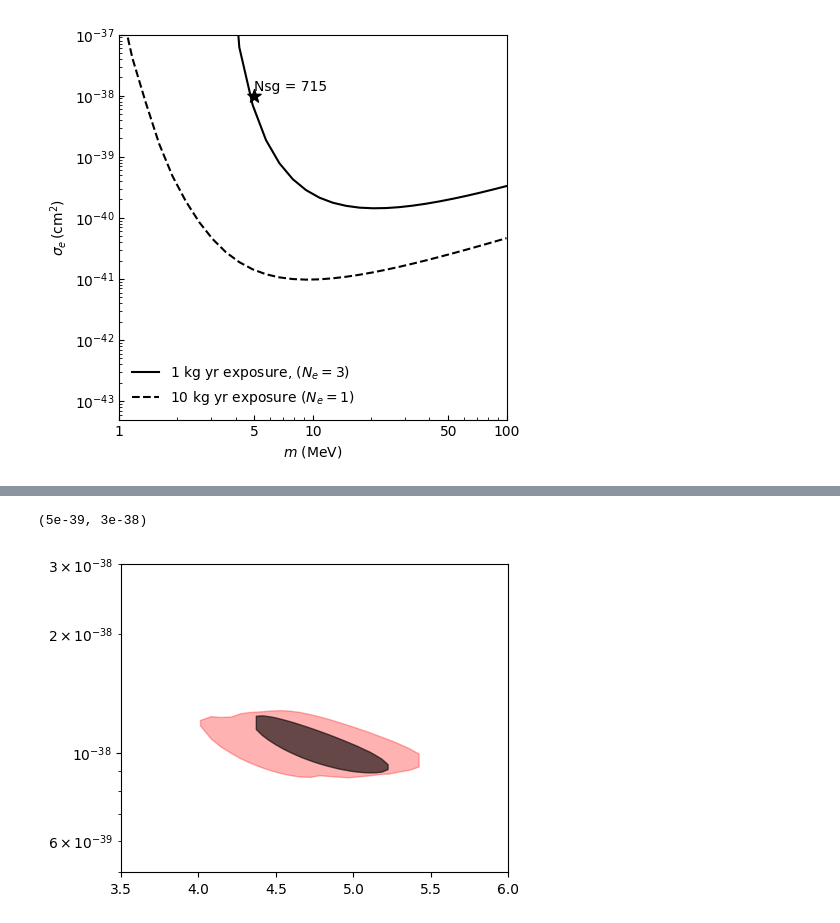
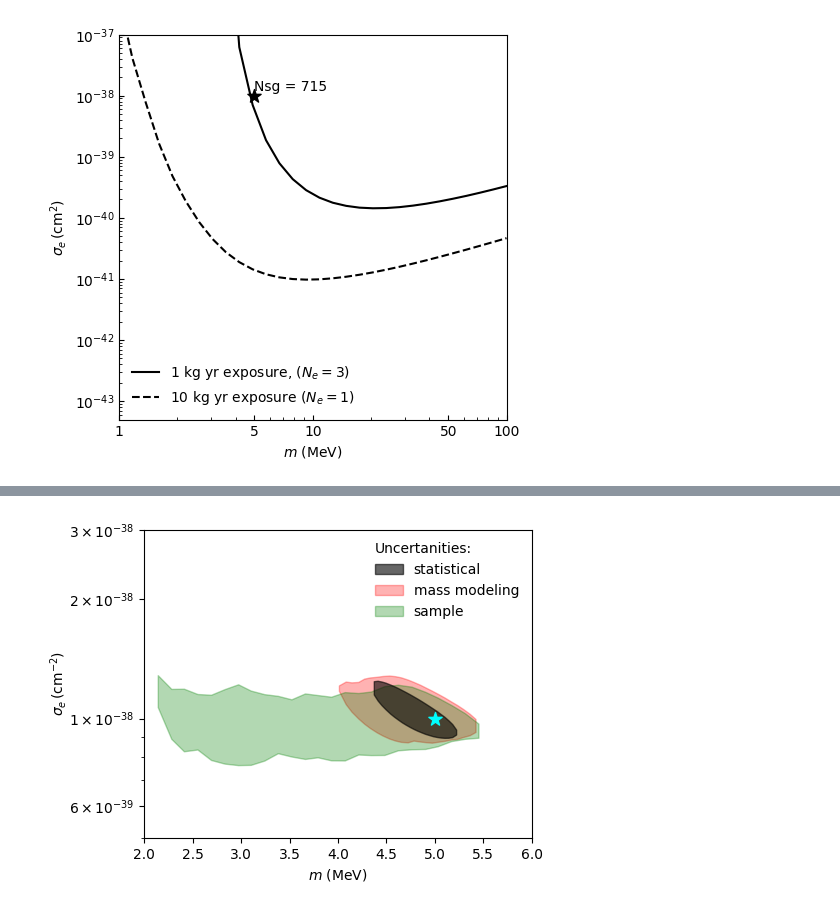
Before and after one commit to Manush19/MWlocalDM, a Jupyter notebook: Notebooks/DMdirectdetection/Er_ProfileLikelihood.ipynb, the cells around one changed output, grey strips where cells are left out. Drawn from its saved outputs; the diff is of its cells as text; code cells hidden in the pictures.

```diff
--- a/Notebooks/DMdirectdetection/Er_ProfileLikelihood.ipynb
+++ b/Notebooks/DMdirectdetection/Er_ProfileLikelihood.ipynb
@@ -73,12 +66,18 @@ KeyboardInterrupt:
 # %%
 fig, ax = plt.subplots(figsize=(5,4))
-ax.fill_between(*statlim, color='k', alpha=0.6, zorder=2)
-ax.fill_between(*mmlim, color='r', alpha=0.3, zorder=1)
-# ax.fill_between(*samplim, color='g', alpha=0.3, zorder=1)
+ax.fill_between(*statlim, color='k', alpha=0.6, zorder=2, label='statistical')
+ax.fill_between(*mmlim, color='r', alpha=0.3, zorder=1, label='mass modeling')
+ax.fill_between(*samplim, color='g', alpha=0.3, zorder=1, label='sample')
+ax.legend(frameon=False, title='Uncertanities:', alignment='left', loc='upper right')
 
+ax.scatter(5., 1e-38, c='cyan', s=100, marker='*', zorder=3)
 ax.set_yscale('log')
-ax.set_xlim(3.5,6.0)
+ax.set_xlim(2,6.0)
 ax.set_ylim(5e-39, 3e-38)
+ax.set_yticks([6e-39, 1e-38, 2e-38, 3e-38], [r'$6 \times 10^{-39}$', r'$1 \times 10^{-38}$', r'$2 \times 10^{-38}$', r'$3 \times 10^{-38}$'])
+ax.set_xlabel('$m$ (MeV)')
+ax.set_ylabel('$\sigma_e\, \mathrm{(cm^{-2})}$', labelpad=0)
+
+plt.savefig('../../Output/figures/recoil/El_uncertanities.png', dpi=300, bbox_inches='tight')
 # %% [output]
-(5e-39, 3e-38)
-[figure, old version]
+[figure, new version]
```
Also changed, not shown: parts of 2 cells of this notebook, 6 other files.
